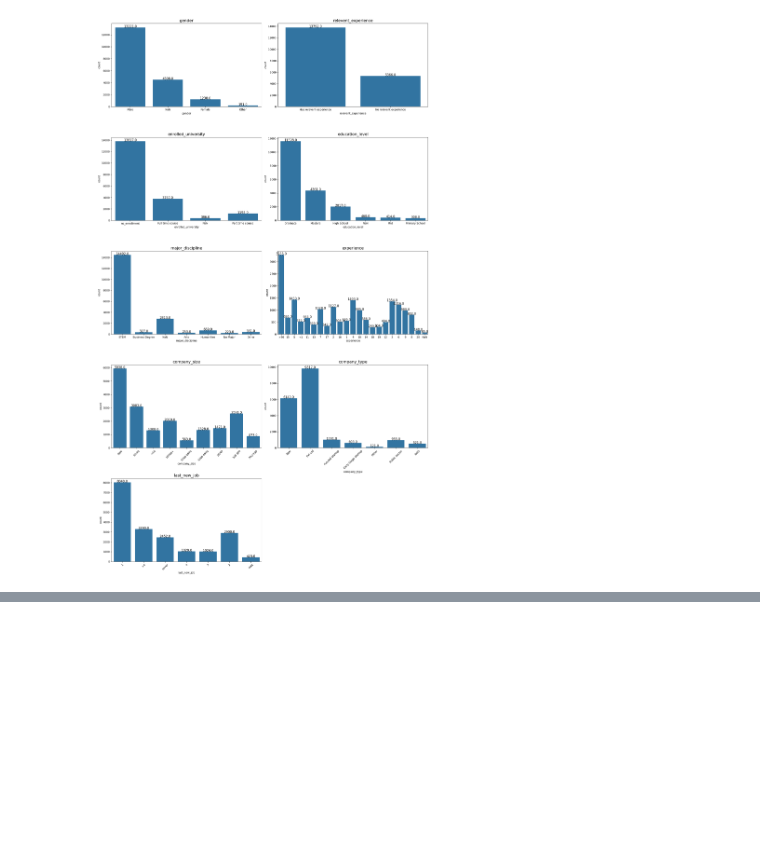
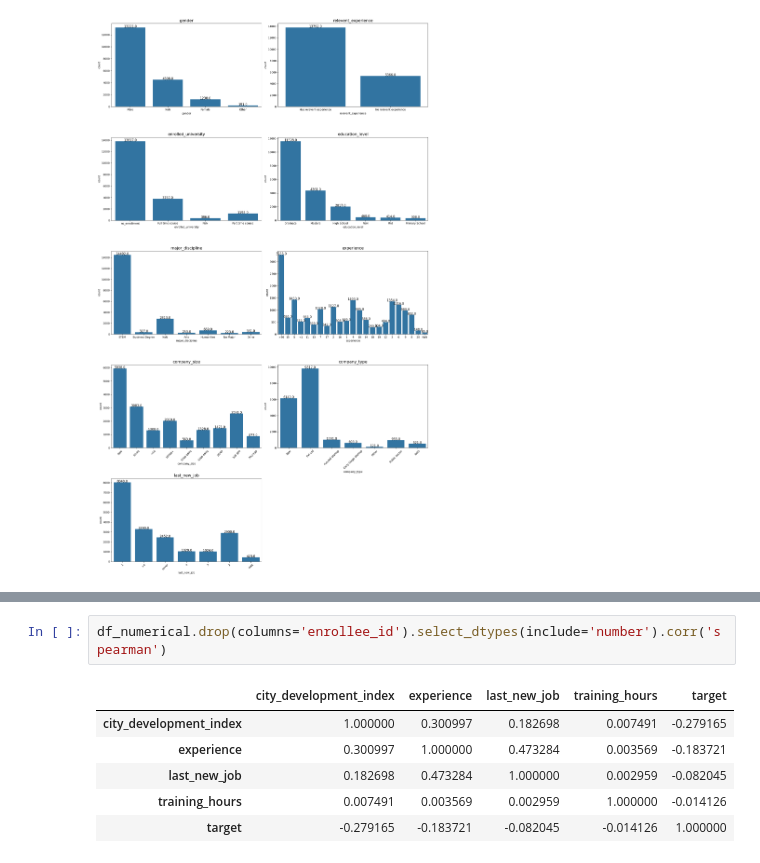
Before and after one commit to gabrielferro1/data_science_course, a Jupyter notebook: main.ipynb, the cells around one changed output, grey strips where cells are left out. Saved outputs shown, nothing was run; the diff lists cells and outputs as text; blank space fills up the shorter version.

```diff
--- a/main.ipynb
+++ b/main.ipynb
@@ -162,0 +356,9 @@ plt.tight_layout(h_pad = 2)
+# %%
+df_numerical.drop(columns='enrollee_id').select_dtypes(include='number').corr('spearman')
+# %% [output]
+|  | city_development_index | experience | last_new_job | training_hours | target |
+| city_development_index | 1.000000 | 0.300997 | 0.182698 | 0.007491 | -0.279165 |
+| experience | 0.300997 | 1.000000 | 0.473284 | 0.003569 | -0.183721 |
+| last_new_job | 0.182698 | 0.473284 | 1.000000 | 0.002959 | -0.082045 |
+| training_hours | 0.007491 | 0.003569 | 0.002959 | 1.000000 | -0.014126 |
+| target | -0.279165 | -0.183721 | -0.082045 | -0.014126 | 1.000000 |
```
Also changed, not shown: parts of 24 cells of this notebook.
